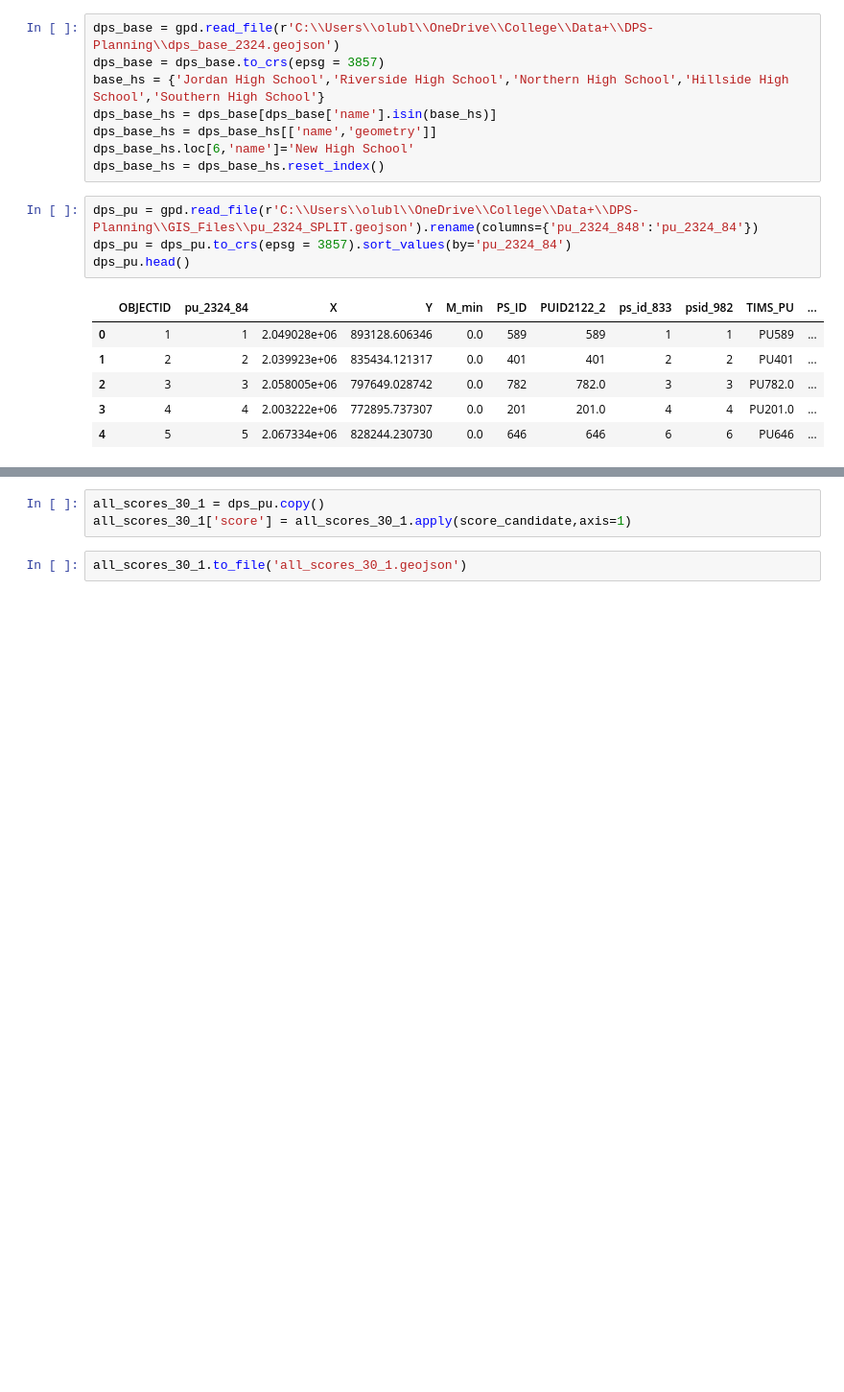
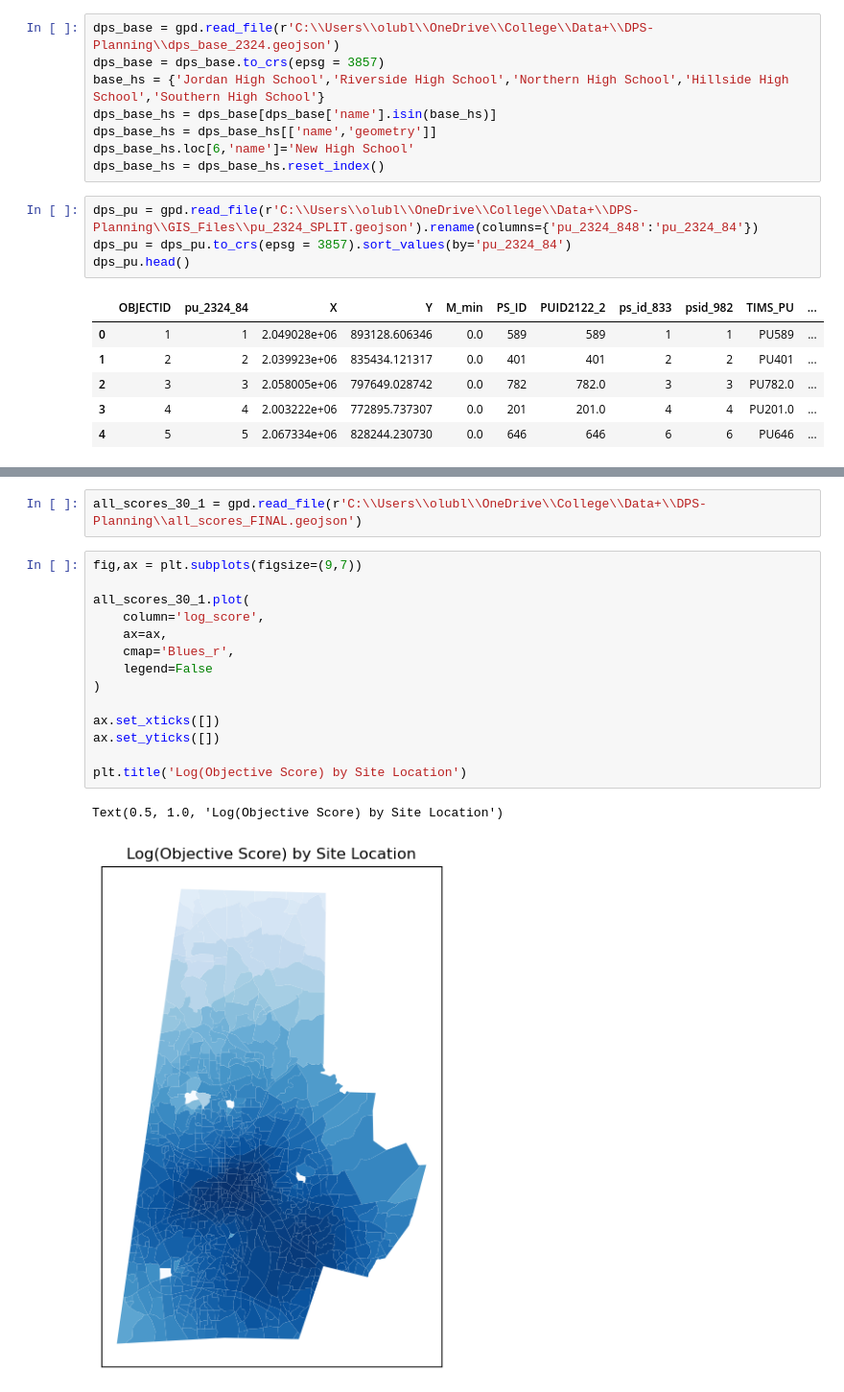
Before and after one commit to olublin/DPS-Planning, a Jupyter notebook: heuristic_model.ipynb, the cells around one changed output, grey strips where cells are left out. Shown at 96% size. Drawn from its saved outputs; the diff is of its cells as text; blank space fills up the shorter version.

```diff
--- a/heuristic_model.ipynb
+++ b/heuristic_model.ipynb
@@ -141,5 +118,19 @@ hs_2028_geo.loc[[200],'geometry'].plot(ax=plt.gca(), color = 'royalblue')
-# %%
-all_scores_30_1 = dps_pu.copy()
-all_scores_30_1['score'] = all_scores_30_1.apply(score_candidate,axis=1)
-# %%
-all_scores_30_1.to_file('all_scores_30_1.geojson')
+# %%
+all_scores_30_1 = gpd.read_file(r'C:\\Users\\olubl\\OneDrive\\College\\Data+\\DPS-Planning\\all_scores_FINAL.geojson')
+# %%
+fig,ax = plt.subplots(figsize=(9,7))
+
+all_scores_30_1.plot(
+    column='log_score',
+    ax=ax,
+    cmap='Blues_r',
+    legend=False
+)
+
+ax.set_xticks([])
+ax.set_yticks([])
+
+plt.title('Log(Objective Score) by Site Location')
+# %% [output]
+Text(0.5, 1.0, 'Log(Objective Score) by Site Location')
+[figure, added]
```
Also changed, not shown: parts of 7 cells of this notebook.
